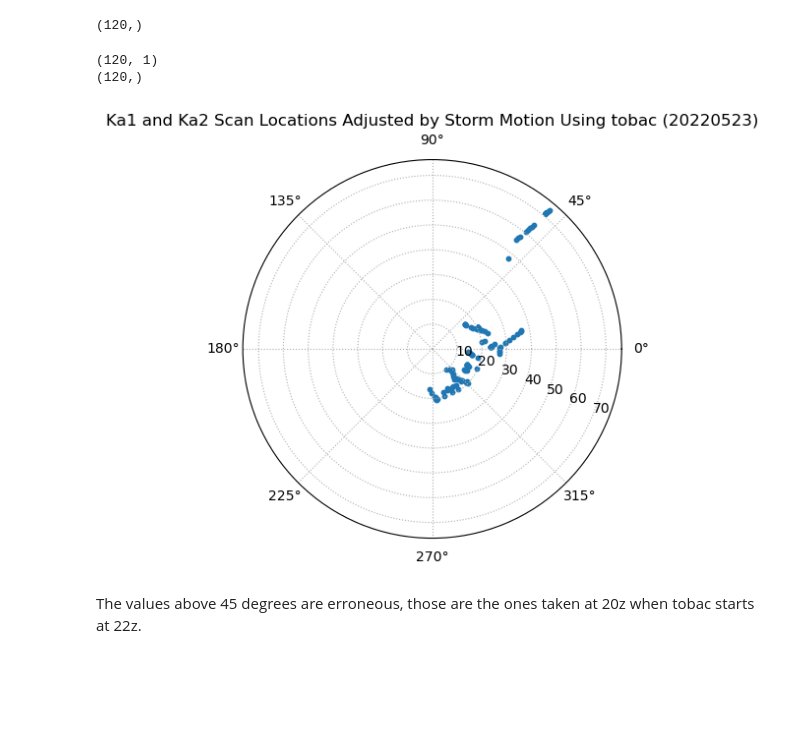
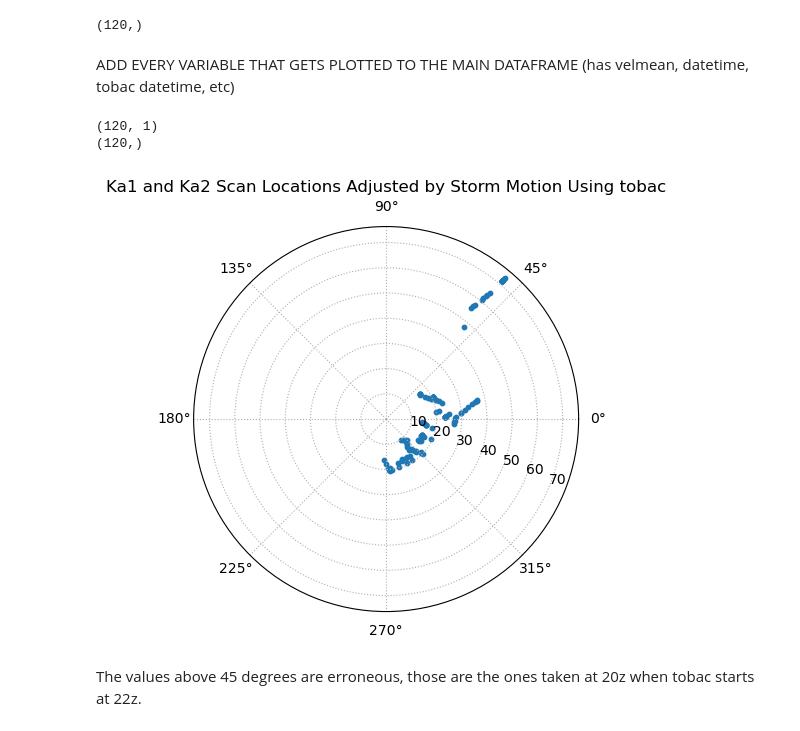
Before and after one commit to JuliaBuhrman/research2024, a Jupyter notebook: identify_vads.ipynb, the cells around one changed output. Cells and saved outputs as stored; diff of their text form; code cells hidden in the pictures; blank space fills up the shorter version.

```diff
--- a/identify_vads.ipynb
+++ b/identify_vads.ipynb
@@ -147,3 +184,4 @@ latmean_column_ka2 = pd.Series(latmean_array_ka2)
 latvar_column_ka2 = pd.Series(latvar_array_ka2)
 lonmean_column_ka2 = pd.Series(lonmean_array_ka2)
 lonvar_column_ka2 = pd.Series(lonvar_array_ka2)
+datetime_column_ka2 = pd.Series(array_dealiased_vad_ka2_times_datetime)
@@ -150,8 +207,8 @@ lonvar_column_ka2 = pd.Series(lonvar_array_ka2)
 # %%
 corrected_scans_df_ka2 = pd.DataFrame(pd.concat([datetime_ka2, scantype_ka2, angles_ka2, ranges_ka2, radar_column_ka2, velmean_column_ka2,
                                                  velvar_column_ka2, bearmean_column_ka2, latmean_column_ka2, latvar_column_ka2,
-                                                 lonmean_column_ka2, lonvar_column_ka2], axis=1))
+                                                 lonmean_column_ka2, lonvar_column_ka2, datetime_column_ka2], axis=1))
 # %%
 corrected_scans_df_ka2.rename(columns={0: 'Radar', 1: 'Velmean', 2: 'Velvar', 3: 'Bearmean',
-                                       5: 'Latmean', 4: 'Latvar', 7: 'Lonmean', 6: 'Lonvar'}, inplace  = True)
+                                       5: 'Latmean', 4: 'Latvar', 7: 'Lonmean', 6: 'Lonvar', 8: 'Datetime VAD'}, inplace  = True)
 # %%
@@ -160,4 +233,4 @@ corrected_scans_df_ka2 = corrected_scans_df_ka2.dropna()
 # %%
-corrected_vads_only_df_ka1 = corrected_scans_df_ka1[(corrected_scans_df_ka1.Scantype == 'vad')]
+#corrected_vads_only_df_ka1 = corrected_scans_df_ka1[(corrected_scans_df_ka1.Scantype == 'vad')]
 
 corrected_vads_only_df_ka2 = corrected_scans_df_ka2[(corrected_scans_df_ka2.Scantype == 'vad')]
@@ -839,6 +893,8 @@ np.size(storm_direction_for_ka1_list)
 np.shape(storm_motion_correction)
 # %% [output]
 (120,)
+# %% [markdown]
+ADD EVERY VARIABLE THAT GETS PLOTTED TO THE MAIN DATAFRAME (has velmean, datetime, tobac datetime, etc)
 # %%
 #bearing_storm_ka1_shifted_list
 # %%
@@ -852,41 +908,41 @@ ax.set_rlabel_position(-22.5)  # Move radial labels away from plotted line
 ax.grid(True, linestyle = ':') # makes grid lines dotted
 #ax.set_theta_zero_location('W', avg_storm_direction) # what is the N, S, E, W good for?
 #ax.set_theta_offset(avg_storm_direction)
-ax.set_title("Ka1 and Ka2 Scan Locations Adjusted by Storm Motion Using tobac (20220523)")
+ax.set_title("Ka1 and Ka2 Scan Locations Adjusted by Storm Motion Using tobac")
 ax.plot()
 
 # now that we have the figure set up, we can plot on it
 # r --> great circle distance from lat and lon of storm to lat and lon of vehicle
 # theta --> corrected bearing
 # in polar plots the order of plotting is (theta, r)
 #theta = corrected_vads_only_df_ka1.Bearmean[25:35] - np.array(storm_direction_for_ka1_list)[25:35] -90 # adjust for true north in bearing calc being 90
 theta = np.array(bearing_storm_ka1_shifted_list) -90
 theta_radians = theta * (np.pi/180)
 r = distance_ka1_from_storm[0:120]# - np.array(ka1_matching_velocity) - np.array(storm_velocity)
 
 #print(theta_radians)
 #print(r)
 print(np.shape(theta))
 print(np.shape(r))
 
 # theta2 = corrected_vads_only_df_ka2.Bearmean[0:10] - np.array(storm_direction_for_ka2_list)[25:35]- 90
 # theta2_radians = theta2 * (np.pi/180)
 # r2 = distance_ka2_from_storm[25:35]# - np.array(ka2_matching_velocity) - np.array(storm_velocity)
 
 #print(theta2_radians)
 #print(r2)
 
 ka1 = ax.scatter(theta_radians, r, s = 10) # s changes point size
 # ka2 = ax.scatter(theta2_radians, r2, s = 10)
 
 # ax.legend(['ka1', 'ka2'])
 # plt.savefig('/Users/juliabman/Desktop/Seminar_Pictures/both_ka_positions.png')
 plt.show()
 #rint(storm_direction_for_ka1_list[25:35])
 # %% [output]
 (120, 1)
 (120,)
-[figure, old version]
+[figure, new version]
 # %% [markdown]
 The values above 45 degrees are erroneous, those are the ones taken at 20z when tobac starts at 22z.
 # %%
```
Also changed, not shown: parts of 27 cells of this notebook, 5 other files.
